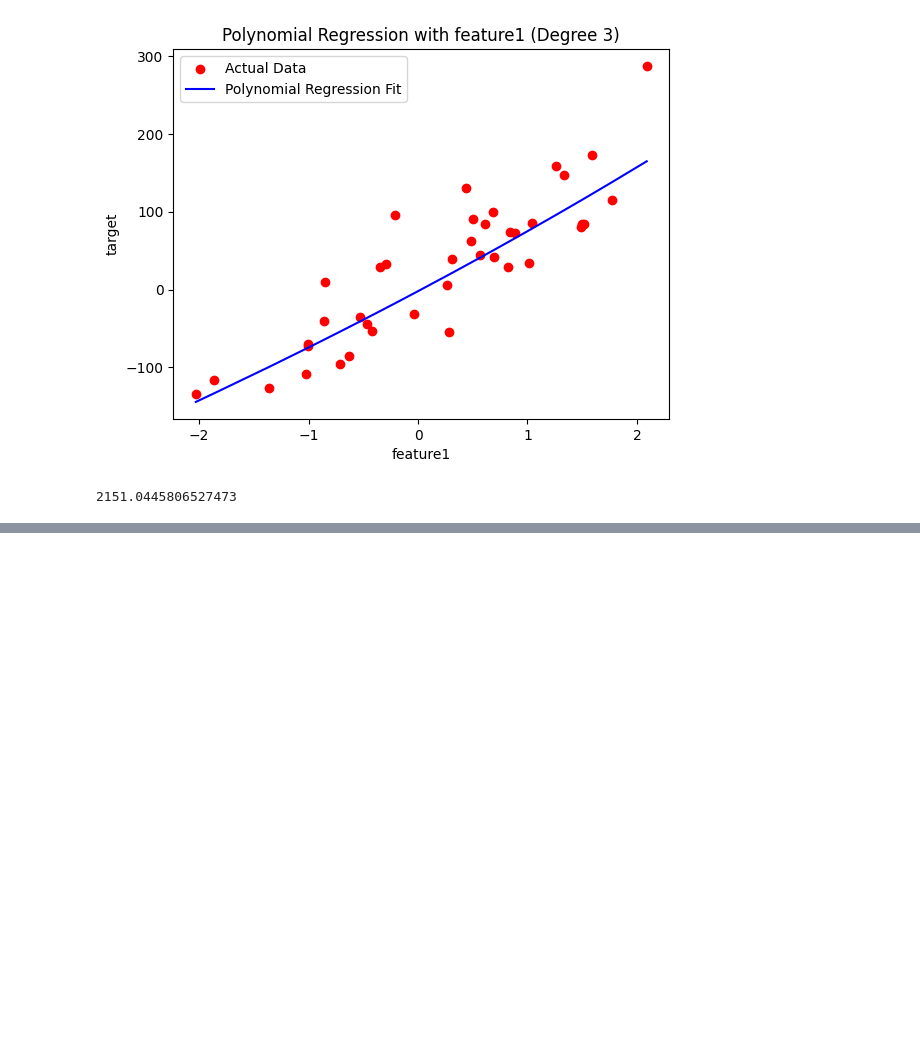
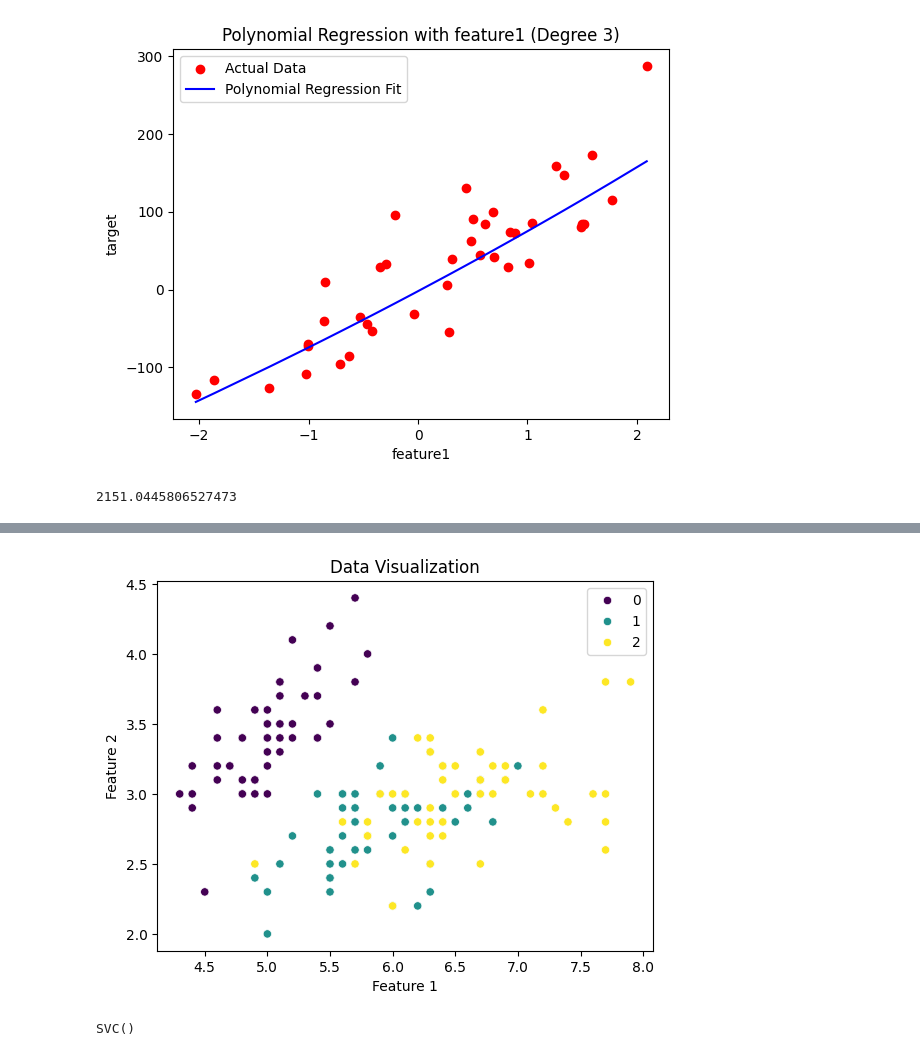
Before and after one commit to Aks-20/AI-ML, a Jupyter notebook: EDA_Cars_G_[1].ipynb, the cells around one changed output, grey strips where cells are left out. Drawn from its saved outputs; the diff is of its cells as text; code cells hidden in the pictures; blank space fills up the shorter version.

```diff
--- a/EDA_Cars_G_[1].ipynb
+++ b/EDA_Cars_G_[1].ipynb
@@ -757,0 +932,26 @@ mse
+# %%
+# Example: Load a dataset
+from sklearn.datasets import load_iris
+data = load_iris()
+
+X = data.data  # Features
+y = data.target  # Labels
+
+# Split the dataset into training and testing sets
+X_train, X_test, y_train, y_test = train_test_split(X, y, test_size=0.2, random_state=42)
+# %%
+sns.scatterplot(x=X[:, 0], y=X[:, 1], hue=y, palette='viridis')
+plt.xlabel('Feature 1')
+plt.ylabel('Feature 2')
+plt.title('Data Visualization')
+plt.show()
+# %% [output]
+[figure, added]
+# %%
+# Initialize the SVM model
+svm_model = SVC(kernel='rbf', C=1.0, gamma='scale')  # You can experiment with kernel, C, and gamma.
+
+# Train the model
+svm_model.fit(X_train, y_train)
+# %% [output]
+SVC()
```
Also changed, not shown: parts of 23 cells of this notebook.
